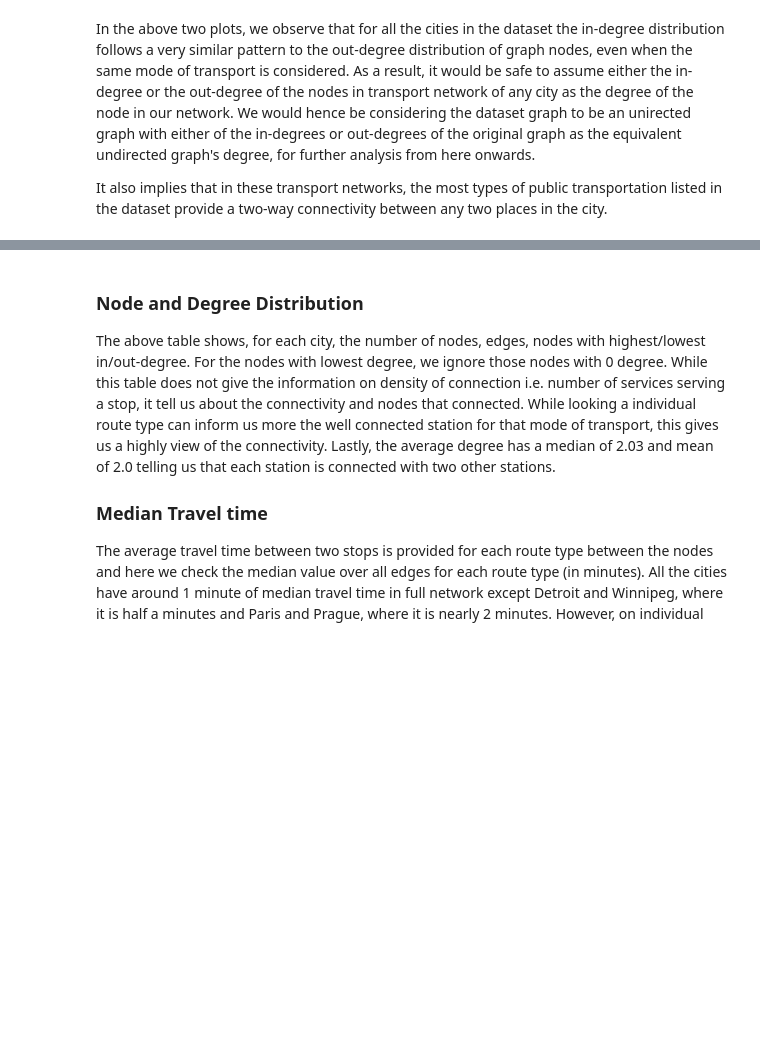
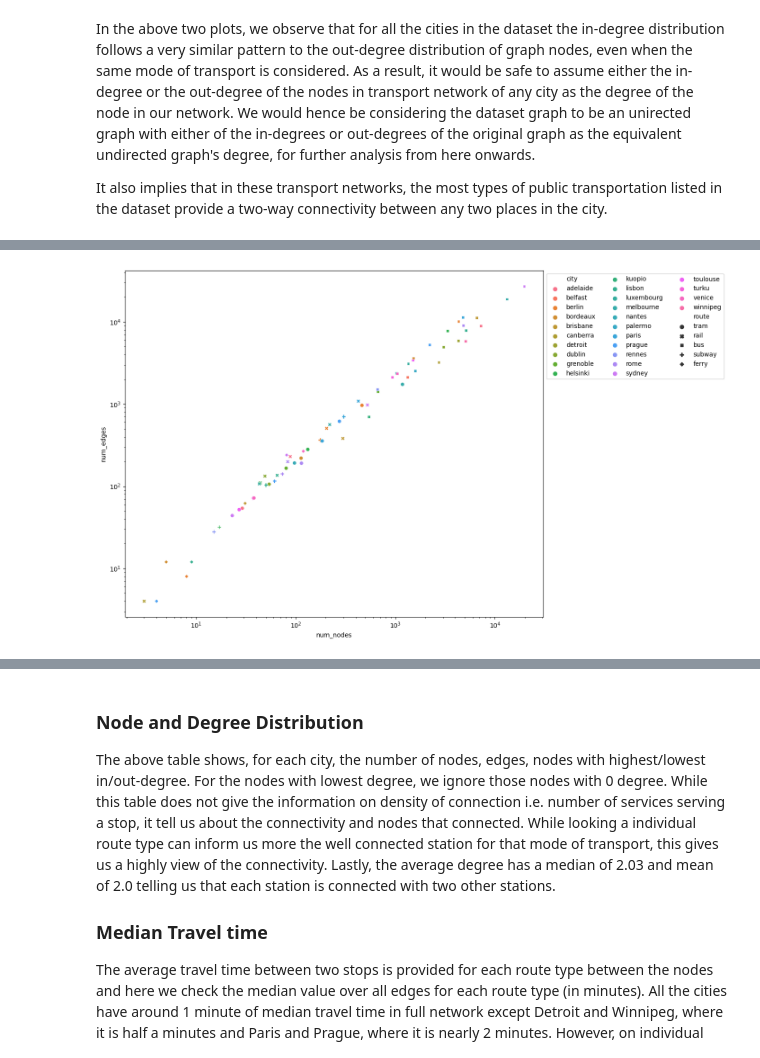
Before and after one commit to ravinitheshreddy/urban-transit-networks-analysis, a Jupyter notebook: notebooks/EDA/exploration.ipynb, the cells around one changed output, grey strips where cells are left out. Saved outputs shown, nothing was run; the diff lists cells and outputs as text; code cells hidden in the pictures; blank space fills up the shorter version.

```diff
--- a/notebooks/EDA/exploration.ipynb
+++ b/notebooks/EDA/exploration.ipynb
@@ -80,6 +80,12 @@ def calculate_city_metrics(city, route_type, city_graph_dir):
     route_edges = city_graph_dir.edges(data=True)
     median_duration = np.median([edge[2]['duration_avg'] for edge in route_edges])/60
 
+    ## diameter
+    try:
+        dia = nx.diameter(city_graph_dir)
+    except:
+        dia = float('inf')
+
     # Create a dictionary with the calculated metrics
     city_metrics = {
         "city": city,
@@ -88,7 +94,7 @@ def calculate_city_metrics(city, route_type, city_graph_dir):
         "num_edges": num_edges,
         "avg_degree": avg_degree,
         "median_duration": median_duration,
-        "diameter": nx.diameter(city_graph_dir),
+        "diameter": dia,
         "density": nx.density(city_graph_dir),
         "top_in_degree_nodes": [(city_graph_dir.nodes[node[0]]["name"], node[1]) for node in top_in_degree_nodes],
         "bottom_in_degree_nodes": [(city_graph_dir.nodes[node[0]]["name"], node[1]) for node in bottom_in_degree_nodes],
@@ -287,7 +321,7 @@ In the above two plots, we observe that for all the cities in the dataset the in
 It also implies that in these transport networks, the most types of public transportation listed in the dataset provide a two-way connectivity between any two places in the city.
 # %%
 # Create a list to store metrics for each city
-city_metrics_list = []
+city_metrics_list_dir = []
 
 # Loop over cities and load their graphs, then calculate metrics and add them to the list
 for city, city_graphs in tqdm(cities_graphs_dir.items()):
@@ -298,10 +332,10 @@ for city, city_graphs in tqdm(cities_graphs_dir.items()):
             city_metrics = calculate_city_metrics(city, route_type, route_graph)
 
             # Add city metrics to the list
-            city_metrics_list.append(city_metrics)
+            city_metrics_list_dir.append(city_metrics)
 
 # Create a dataframe with the metrics for all cities
-city_metrics_df = pd.DataFrame(city_metrics_list)
+city_metrics_dir_df = pd.DataFrame(city_metrics_list_dir)
 
 # Print the dataframe
-city_metrics_df
+city_metrics_dir_df
@@ -308,8 +356,10 @@ city_metrics_df
 # %%
 plt.figure(figsize=(12,10))
-sns.scatterplot(data=city_metrics_df, x="num_nodes", y="num_edges", style="route", hue="city")
+sns.scatterplot(data=city_metrics_dir_df, x="num_nodes", y="num_edges", style="route", hue="city")
 plt.legend(loc='upper left', bbox_to_anchor=(1, 1), ncol=3)
 plt.xscale('log')
 plt.yscale('log')
+# %% [output]
+[figure, added]
 # %%
 plt.figure(figsize=(12,10))
```
Also changed, not shown: parts of 14 cells of this notebook.
